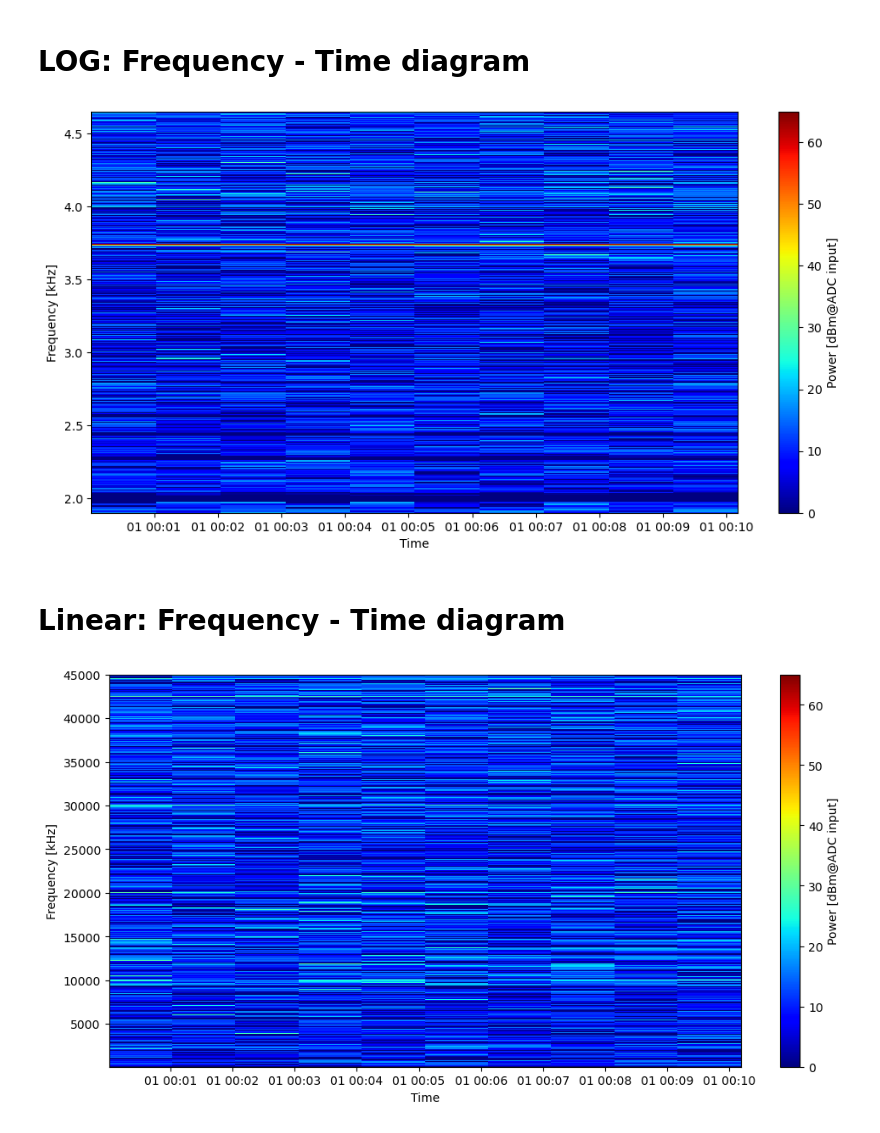
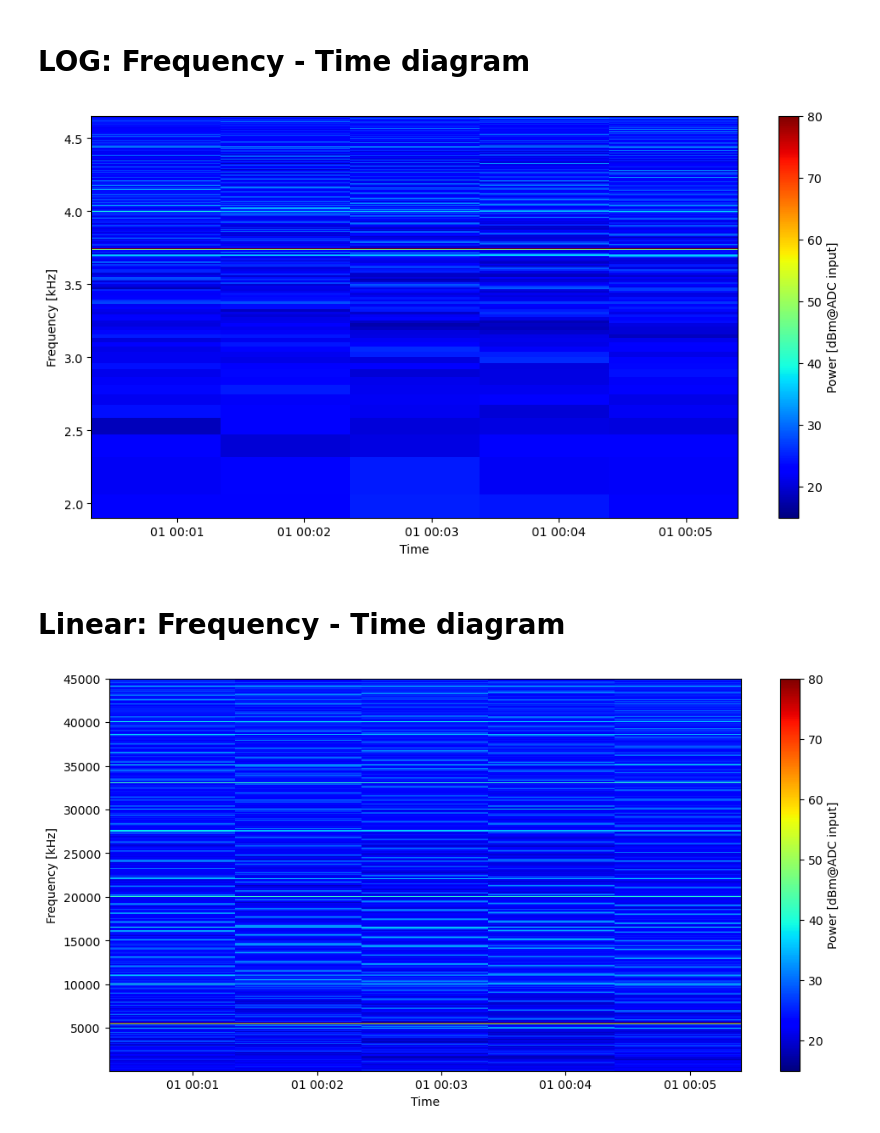
Before and after one commit to y-kasaba/JUICE, a Jupyter notebook: JUICE-CDF-HF-SID2-v0.3.0_Mac_2d.ipynb, the cells around one changed output. Drawn from its saved outputs; the diff is of its cells as text; code cells hidden in the pictures.

```diff
--- a/JUICE-CDF-HF-SID2-v0.3.0_Mac_2d.ipynb
+++ b/JUICE-CDF-HF-SID2-v0.3.0_Mac_2d.ipynb
@@ -21,7 +21,7 @@ import juice_cdf_lib as juice_cdf
 # Setting and Read CDF file
 # %%
 # *** Parameter set ***
-spec_mode = 1                           # 0: low-resoltion   1: high-resolution
+spec_mode = 0                           # 0: low-resoltion   1: high-resolution
 cal_mode = 0                            # 0: raw    1: dBm    2: V2    3: V2/Hz
 cal = 0                                 # 0: background   1: cal
 
@@ -234,18 +234,20 @@ ax3.set_ylabel('Power Ew [dBm@ADC input]')
 # %%
 # import matplotlib.colors as colors  # import it to display in logscale
 
 fig = plt.figure(figsize=(12, 6))
 
 mesh = plt.pcolormesh(spec.epoch, np.log10(spec.frequency), spec.Eu_power_dB, vmin=p_min*10, vmax=p_max*10, cmap='jet')
 plt.colorbar(mesh, label='Power [dBm@ADC input]')
 plt.ylabel('Frequency [kHz]')
 plt.xlabel('Time')
 plt.ylim(np.log10(f_min), np.log10(f_max))
 
 png_fname = work_dir+data_name+'_FT-log.png'
+if (spec_mode>0):
+    png_fname = work_dir+data_name+'_FT-log_h.png'
 # fig.savefig(png_fname)
 # %% [output]
-[figure, old version]
+[figure, new version]
 # %% [markdown]
 # Linear: Frequency - Time diagram
 # %%
@@ -259,6 +261,8 @@ plt.xlabel('Time')
 plt.ylim(f_min, f_max)
 
 png_fname = work_dir+data_name+'_FT.png'
+if (spec_mode>0):
+    png_fname = work_dir+data_name+'_FT_h.png'
 # fig.savefig(png_fname)
 # %% [output]
-[figure, old version]
+[figure, new version]
```
Also changed, not shown: parts of 5 cells of this notebook.
